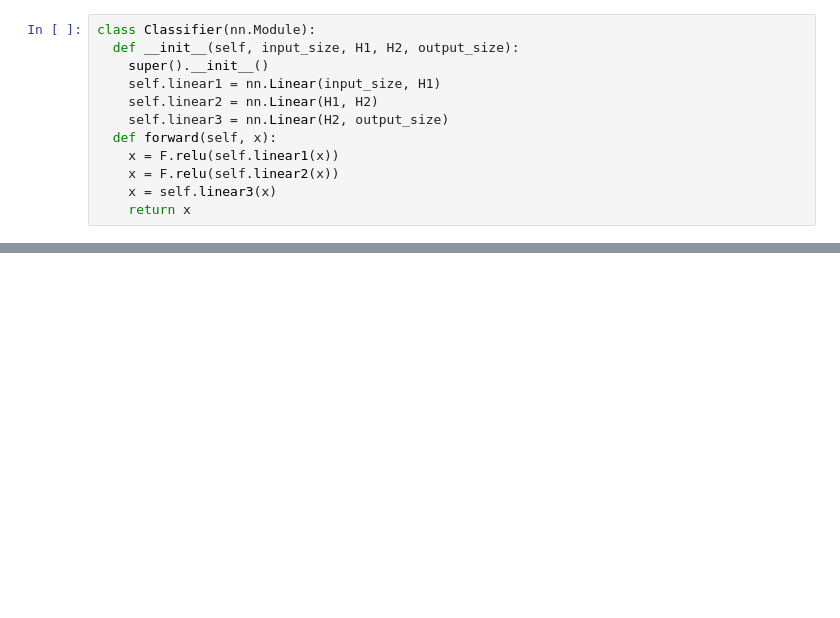
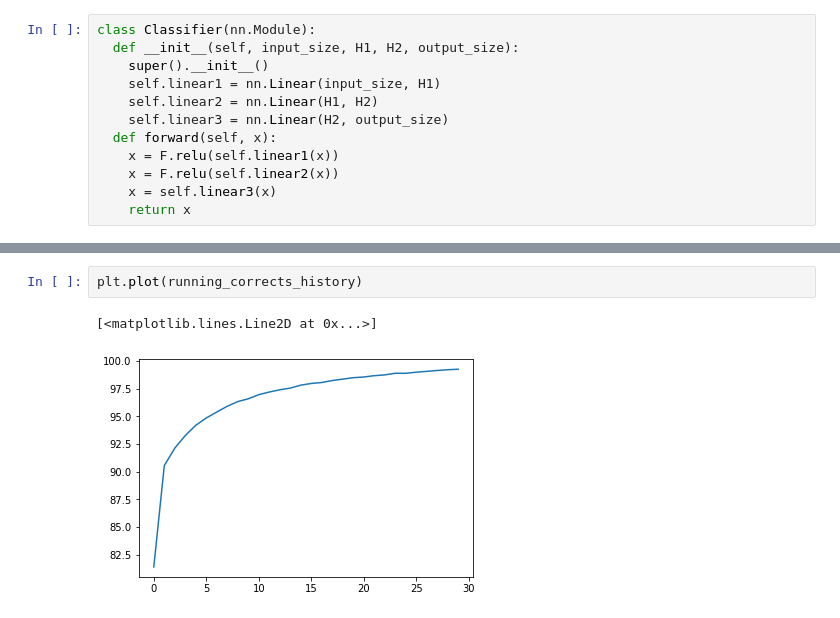
Before and after one commit to RidouanBani/Pytorch_ML, a Jupyter notebook: MNIST.ipynb, the cells around one changed output, grey strips where cells are left out. Saved outputs shown, nothing was run; the diff lists cells and outputs as text; blank space fills up the shorter version.

```diff
--- a/MNIST.ipynb
+++ b/MNIST.ipynb
@@ -86,0 +129,5 @@ for i in range(epochs):
+# %%
+plt.plot(running_corrects_history)
+# %% [output]
+[<matplotlib.lines.Line2D at 0x...>]
+[figure, added]
```
Also changed, not shown: parts of 7 cells of this notebook.
